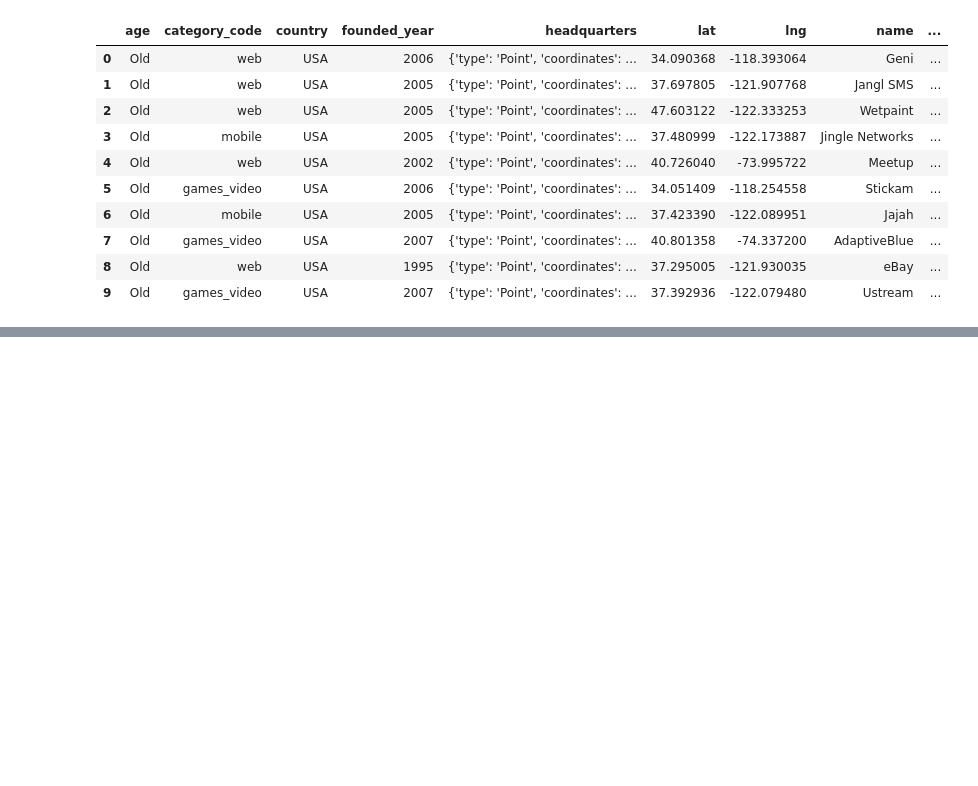
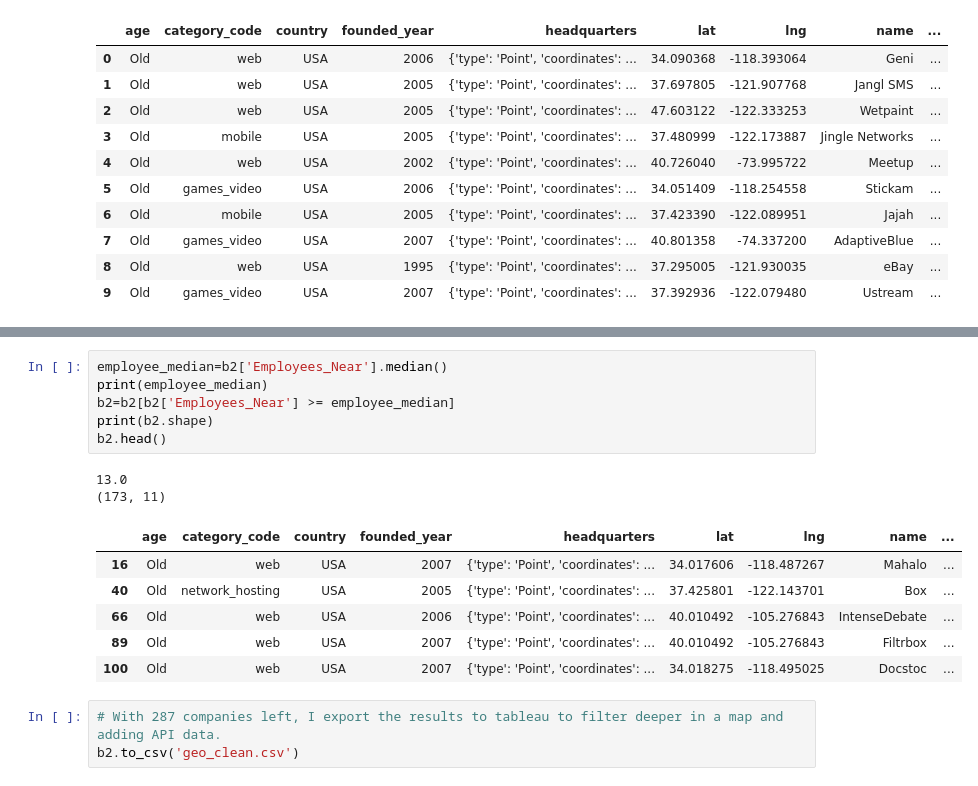
Before and after one commit to Pela12345/project-geospatial, a Jupyter notebook: Geo-Queries-Near.ipynb, the cells around one changed output, grey strips where cells are left out. Saved outputs shown, nothing was run; the diff lists cells and outputs as text; blank space fills up the shorter version.

```diff
--- a/Geo-Queries-Near.ipynb
+++ b/Geo-Queries-Near.ipynb
@@ -143 +194,19 @@ Name: country, dtype: int64
+# %%
+employee_median=b2['Employees_Near'].median()
+print(employee_median)
+b2=b2[b2['Employees_Near'] >= employee_median]
+print(b2.shape)
+b2.head()
+# %% [output]
+13.0
+(173, 11)
+|  | age | category_code | country | founded_year | headquarters | lat | lng | name | ... |
+| 16 | Old | web | USA | 2007 | {'type': 'Point', 'coordinates': ... | 34.017606 | -118.487267 | Mahalo | ... |
+| 40 | Old | network_hosting | USA | 2005 | {'type': 'Point', 'coordinates': ... | 37.425801 | -122.143701 | Box | ... |
+| 66 | Old | web | USA | 2006 | {'type': 'Point', 'coordinates': ... | 40.010492 | -105.276843 | IntenseDebate | ... |
+| 89 | Old | web | USA | 2007 | {'type': 'Point', 'coordinates': ... | 40.010492 | -105.276843 | Filtrbox | ... |
+| 100 | Old | web | USA | 2007 | {'type': 'Point', 'coordinates': ... | 34.018275 | -118.495025 | Docstoc | ... |
+# %%
+# With 287 companies left, I export the results to tableau to filter deeper in a map and adding API data.
+b2.to_csv('geo_clean.csv')
 # %%
```
Also changed, not shown: parts of 10 cells of this notebook, 1 other file.
